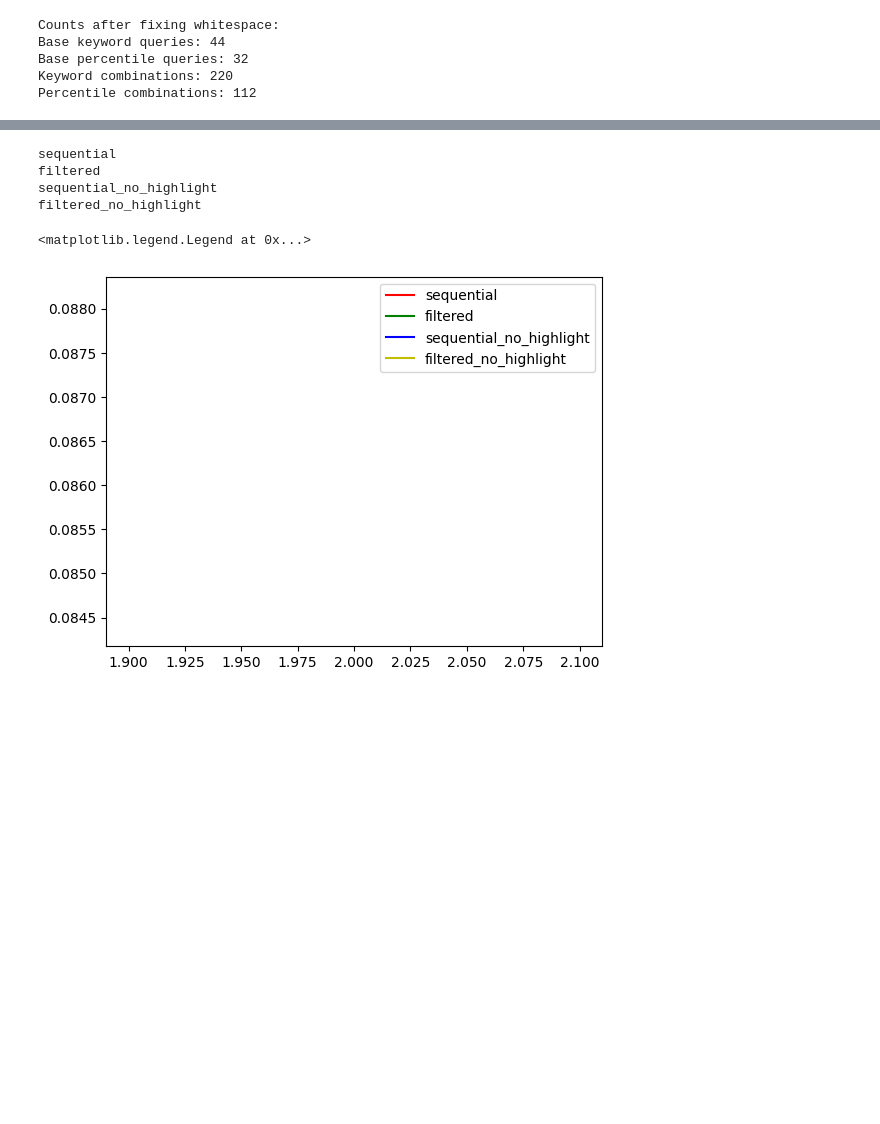
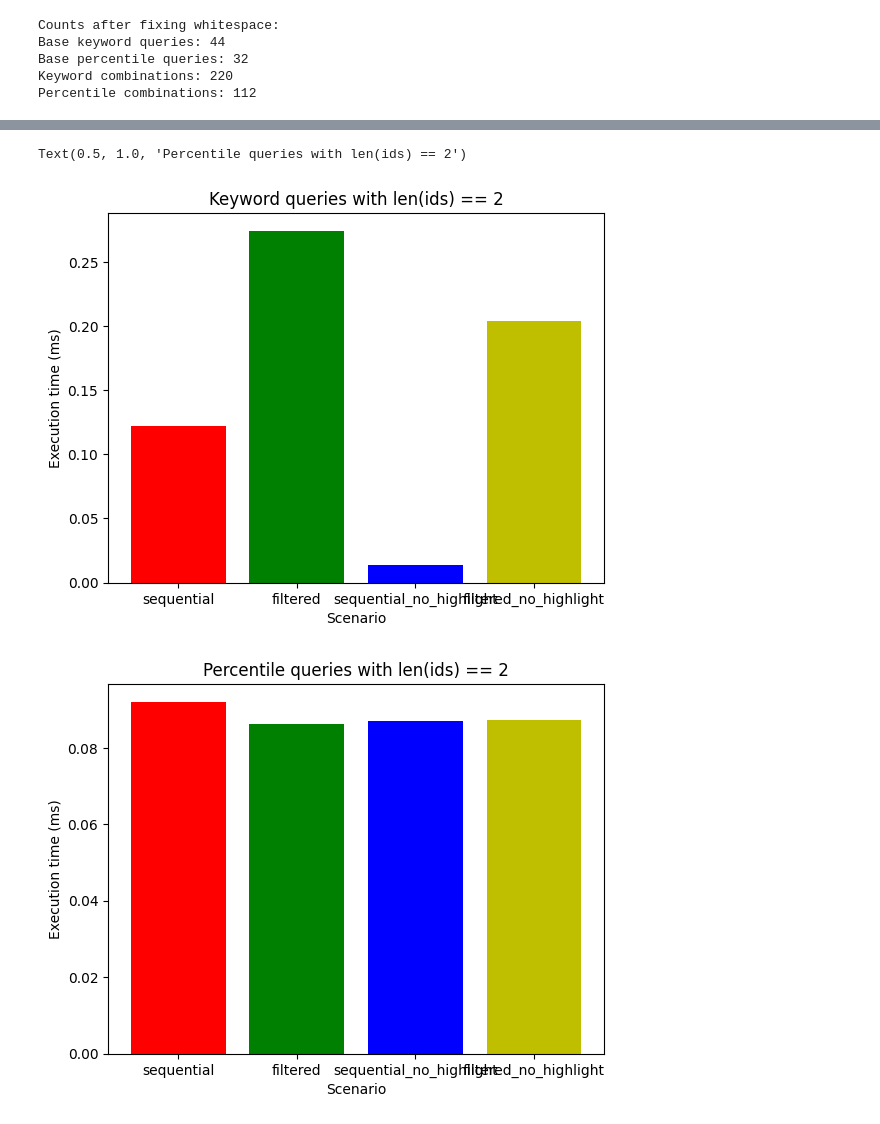
Before and after one commit to lbhm/fainder-demo, a Jupyter notebook: backend/performance_tests/analysis.ipynb, the cells around one changed output, grey strips where cells are left out. Drawn from its saved outputs; the diff is of its cells as text; code cells hidden in the pictures; blank space fills up the shorter version.

```diff
--- a/backend/performance_tests/analysis.ipynb
+++ b/backend/performance_tests/analysis.ipynb
@@ -88,26 +68,50 @@ filtered_no_highlight
-# %%
-# plot the timing for the percentile combinations with len(ids) on the x-axis and different colors for the different scenarios
-
-plt.figure()
-
-# get the unique scenarios
-scenarios = percentile_combinations["scenario"].unique()
-colors = ["r", "g", "b", "y", "c", "m", "k"]
-
-for i, scenario in enumerate(scenarios):
-    print(scenario)
-    df = percentile_combinations[percentile_combinations["scenario"] == scenario]
-
-    mean_execution_time = df.groupby("num_terms")["execution_time"].mean()
-    plt.plot(mean_execution_time.index, mean_execution_time, label=scenario, color=colors[i])
-
-plt.legend()
-# %% [output]
-sequential
-filtered
-sequential_no_highlight
-filtered_no_highlight
-<matplotlib.legend.Legend at 0x...>
-[figure, removed]
+# %%
+# compare the execution time of the keyword queries with len(ids) == 2 and the execution time of the percentile queries with len(ids) == 2 with different scenarios in two separate plots with bar charts
+
+plt.figure()
+
+# get the unique scenarios
+scenarios = base_keyword_queries["scenario"].unique()
+colors = ["r", "g", "b", "y", "c", "m", "k"]
+
+for i, scenario in enumerate(scenarios):
+    df_keyword = keyword_combinations[keyword_combinations["scenario"] == scenario]
+    df_keyword = df_keyword[df_keyword["num_terms"] == 2]
+    df_keyword = df_keyword[df_keyword["results_consistent"] == True]
+
+    plt.bar(
+        scenario,
+        df_keyword["execution_time"].mean(),
+        color=colors[i],
+    )
+
+plt.xlabel("Scenario")
+plt.ylabel("Execution time (ms)")
+plt.title("Keyword queries with len(ids) == 2")
+
+plt.figure()
+
+# get the unique scenarios
+scenarios = base_percentile_queries["scenario"].unique()
+colors = ["r", "g", "b", "y", "c", "m", "k"]
+
+for i, scenario in enumerate(scenarios):
+    df_percentile = percentile_combinations[percentile_combinations["scenario"] == scenario]
+    df_percentile = df_percentile[df_percentile["num_terms"] == 2]
+    df_percentile = df_percentile[df_percentile["results_consistent"] == True]
+
+    plt.bar(
+        scenario,
+        df_percentile["execution_time"].mean(),
+        color=colors[i],
+    )
+
+plt.xlabel("Scenario")
+plt.ylabel("Execution time (ms)")
+plt.title("Percentile queries with len(ids) == 2")
+# %% [output]
+Text(0.5, 1.0, 'Percentile queries with len(ids) == 2')
+[figure, added]
+[figure, added]
 # %%
 # plot the timing of the keyword queries with len(ids) == 2 to compare the different scenarios over the number of results in the first query (x-axis)
```
Also changed, not shown: parts of 8 cells of this notebook, 2 other files.
